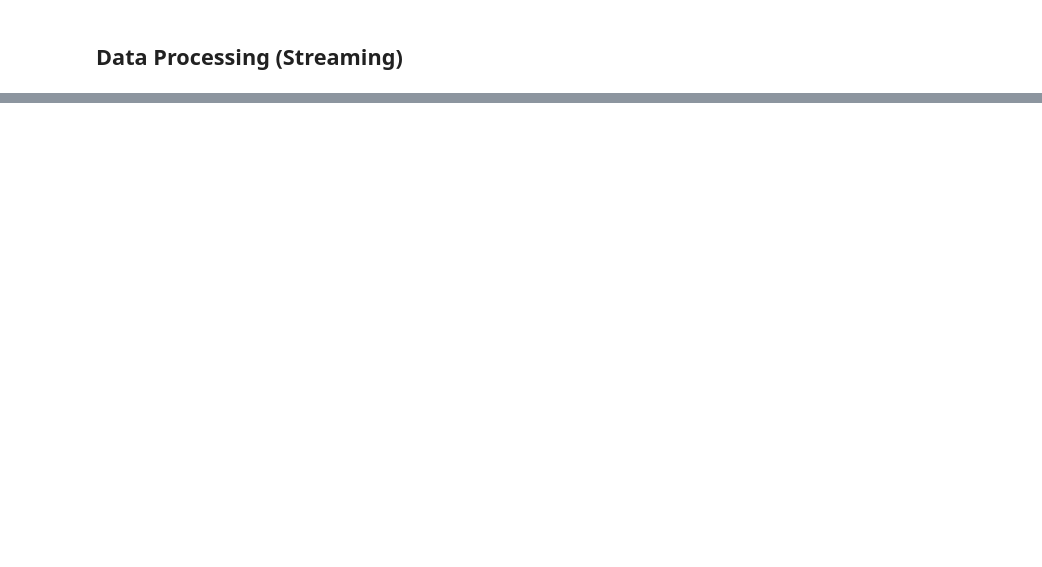
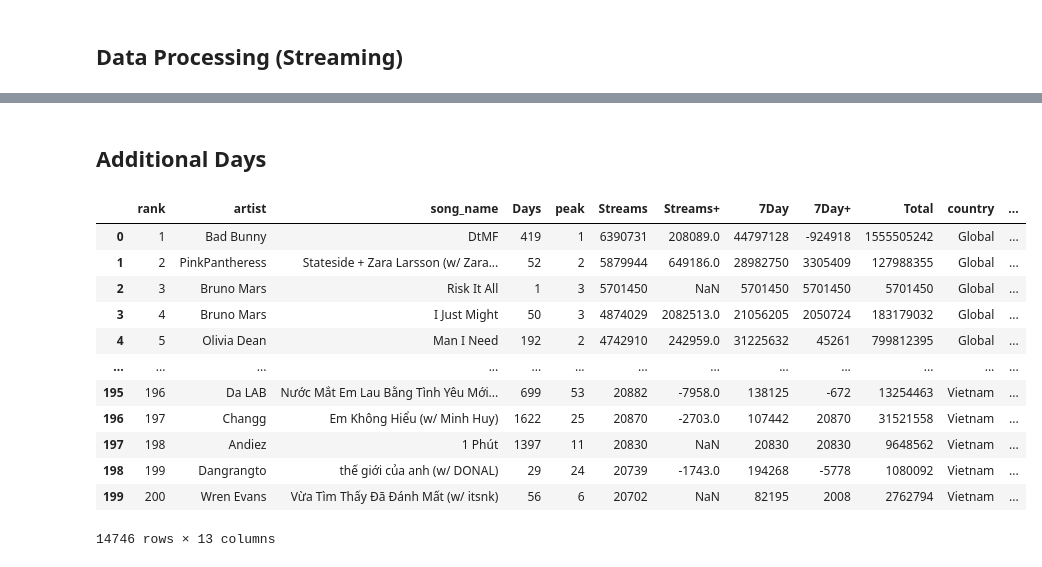
Before and after one commit to pvcampos-stack/220FinalProject_BillboardData, a Jupyter notebook: Web_Scraping_Billboard.ipynb, the cells around one changed output, grey strips where cells are left out. Cells and saved outputs as stored; diff of their text form; code cells hidden in the pictures; blank space fills up the shorter version.

```diff
--- a/Web_Scraping_Billboard.ipynb
+++ b/Web_Scraping_Billboard.ipynb
@@ -304,14 +353,19 @@ apple_daily_streaming_charts = get_streaming_charts_apple(apple_daily_links)
 def clean_spotify(all_country_streaming_charts_df):
     title = []
     artist = []
+    country = []
     for entry in all_country_streaming_charts_df["Artist and Title"]:
         new_entry = re.split(r' - ', entry)
         artist.append(new_entry[0])
         title.append(new_entry[1])
+    for entry in all_country_streaming_charts_df['chart_name']:
+        new_entry = re.findall(r'(?<=Chart )(\w.*\w)', entry)
+        country.append(new_entry[0])
     all_country_streaming_charts_df['artist'] = artist
     all_country_streaming_charts_df['song_name'] = title
+    all_country_streaming_charts_df['country'] = country
 
     all_country_streaming_charts_df = all_country_streaming_charts_df.rename(columns = {'Pos': "rank", "Pk": "peak"})
 
-    all_country_streaming_charts_df = all_country_streaming_charts_df.reindex(columns=["rank", "artist", "song_name", "Days", "peak", "Streams", "Streams+", "7Day", "7Day+", "Total", "chart_name", "date"])
+    all_country_streaming_charts_df = all_country_streaming_charts_df.reindex(columns=["rank", "artist", "song_name", "Days", "peak", "Streams", "Streams+", "7Day", "7Day+", "Total", "country", "chart_name", "date"])
     return all_country_streaming_charts_df
@@ -337,0 +540,24 @@ spotify_daily_streaming_charts
+# %% [markdown]
+## Additional Days
+# %%
+spotify_daily_links_Feb27, spotify_weekly_links_Feb27 = get_spotify_streaming_links(spotify_url)
+# %%
+spotify_daily_streaming_charts_Feb27 = get_streaming_charts_spotify(spotify_daily_links_Feb27)
+# %%
+spotify_daily_Feb27 = clean_spotify(spotify_daily_streaming_charts_Feb27)
+# %%
+spotify_daily_Feb27
+# %% [output]
+|  | rank | artist | song_name | Days | peak | Streams | Streams+ | 7Day | 7Day+ | Total | country | ... |
+| 0 | 1 | Bad Bunny | DtMF | 419 | 1 | 6390731 | 208089.0 | 44797128 | -924918 | 1555505242 | Global | ... |
+| 1 | 2 | PinkPantheress | Stateside + Zara Larsson (w/ Zara... | 52 | 2 | 5879944 | 649186.0 | 28982750 | 3305409 | 127988355 | Global | ... |
+| 2 | 3 | Bruno Mars | Risk It All | 1 | 3 | 5701450 | NaN | 5701450 | 5701450 | 5701450 | Global | ... |
+| 3 | 4 | Bruno Mars | I Just Might | 50 | 3 | 4874029 | 2082513.0 | 21056205 | 2050724 | 183179032 | Global | ... |
+| 4 | 5 | Olivia Dean | Man I Need | 192 | 2 | 4742910 | 242959.0 | 31225632 | 45261 | 799812395 | Global | ... |
+| ... | ... | ... | ... | ... | ... | ... | ... | ... | ... | ... | ... | ... |
+| 195 | 196 | Da LAB | Nước Mắt Em Lau Bằng Tình Yêu Mới... | 699 | 53 | 20882 | -7958.0 | 138125 | -672 | 13254463 | Vietnam | ... |
+| 196 | 197 | Changg | Em Không Hiểu (w/ Minh Huy) | 1622 | 25 | 20870 | -2703.0 | 107442 | 20870 | 31521558 | Vietnam | ... |
+| 197 | 198 | Andiez | 1 Phút | 1397 | 11 | 20830 | NaN | 20830 | 20830 | 9648562 | Vietnam | ... |
+| 198 | 199 | Dangrangto | thế giới của anh (w/ DONAL) | 29 | 24 | 20739 | -1743.0 | 194268 | -5778 | 1080092 | Vietnam | ... |
+| 199 | 200 | Wren Evans | Vừa Tìm Thấy Đã Đánh Mất (w/ itsnk) | 56 | 6 | 20702 | NaN | 82195 | 2008 | 2762794 | Vietnam | ... |
+14746 rows × 13 columns
```
Also changed, not shown: parts of 40 cells of this notebook, 3 other files.
